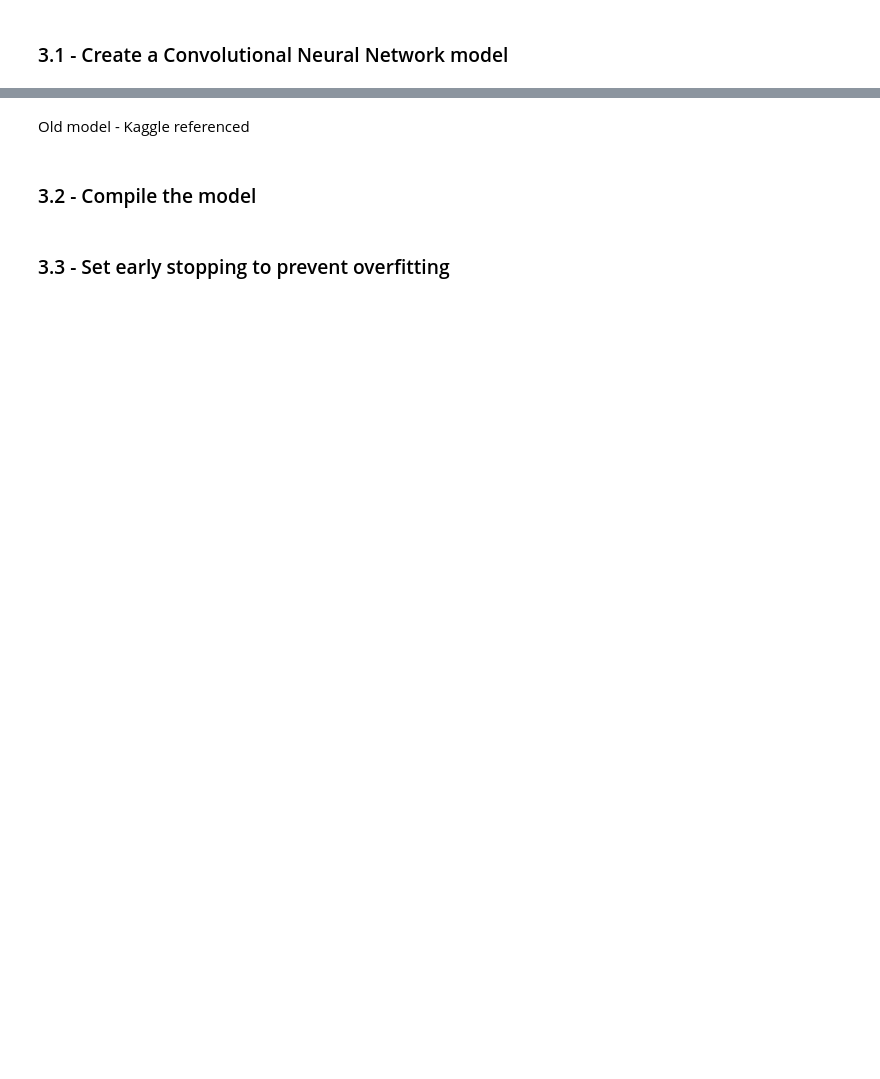
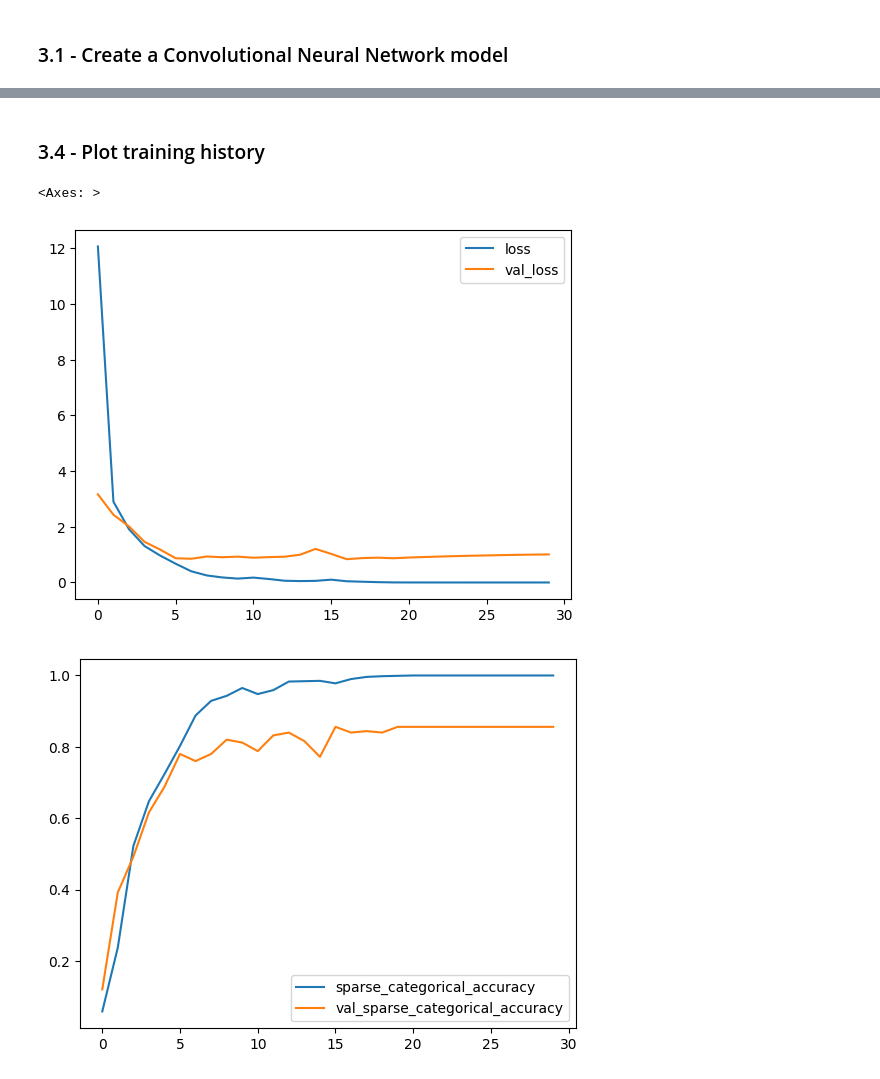
Before and after one commit to MFahadSohail/EECS4404_Project, a Jupyter notebook: braille_model.ipynb, the cells around one changed output, grey strips where cells are left out. Saved outputs shown, nothing was run; the diff lists cells and outputs as text; code cells hidden in the pictures; blank space fills up the shorter version.

```diff
--- a/braille_model.ipynb
+++ b/braille_model.ipynb
@@ -159,18 +140,18 @@ NameError: name 'ds_train_bw_' is not defined
 from tensorflow.keras import layers
 
 model = keras.Sequential([
-    layers.Conv2D(filter=32, kernel_size=5, activation='relu', padding='same',
+    layers.Conv2D(filters=64, kernel_size=5, activation='relu', padding='same',
                   input_shape=[28,28,3]),
     layers.MaxPool2D(pool_size=2),
 
-    layers.Conv2D(filter=64, kernel_size=3, activation='relu', padding='same',),
+    layers.Conv2D(filters=128, kernel_size=3, activation='relu', padding='same',),
     layers.MaxPool2D(pool_size=2),
 
-    layers.Conv2D(filter=128, kernel_size=3, activation='relu', padding='same',),
+    layers.Conv2D(filters=256, kernel_size=3, activation='relu', padding='same',),
     layers.MaxPool2D(pool_size=2),
 
     layers.Flatten(),
     layers.Dense(units=520, activation='relu'),
-    layers.Dense(units=260, activation='softmax'),
+    layers.Dense(units=260, activation='relu'),
     layers.Dense(units=26, activation='softmax'),
 ])
@@ -180,9 +165,3 @@ model.compile(
     loss='SparseCategoricalCrossentropy',
     metrics=['sparse_categorical_accuracy'],
 )
-# %%
-history = model.fit(
-    ds_train,
-    validation_data=ds_valid,
-    epochs=50,
-)
@@ -188,0 +170,7 @@ history = model.fit(
+# %%
+history = model.fit(
+    x=X_train,
+    y=y_train,
+    epochs=30,
+    validation_split=0.2,
+)
@@ -191,7 +217,11 @@ model.summary()
+# %% [markdown]
+### 3.4 - Plot training history
 # %%
 import pandas as pd
 history_frame = pd.DataFrame(history.history)
 history_frame.loc[:, ['loss', 'val_loss']].plot()
-history_frame.loc[:, ['train_accuracy', 'valid_accuracy']].plot();
+history_frame.loc[:, ['sparse_categorical_accuracy', 'val_sparse_categorical_accuracy']].plot()
+# %% [output]
+<Axes: >
+[figure, added]
+[figure, added]
-# %% [markdown]
-Old model - Kaggle referenced
@@ -225,2 +227,0 @@ model = keras.Sequential([
-# %% [markdown]
-### 3.2 - Compile the model
@@ -229,2 +227,0 @@ model.compile(optimizer="Adam", loss="SparseCategoricalCrossentropy", metrics=["
-# %% [markdown]
-### 3.3 - Set early stopping to prevent overfitting
```
Also changed, not shown: parts of 52 cells of this notebook, 4 other files.
